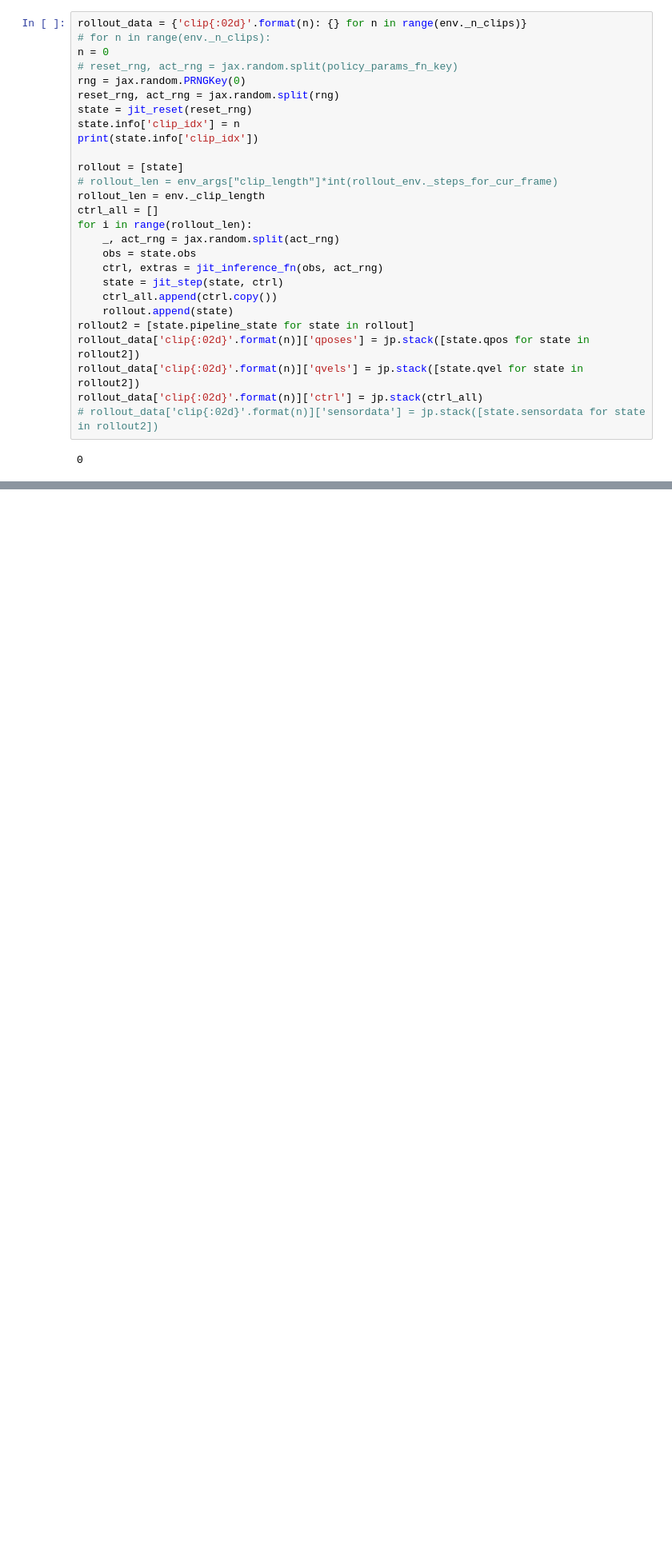
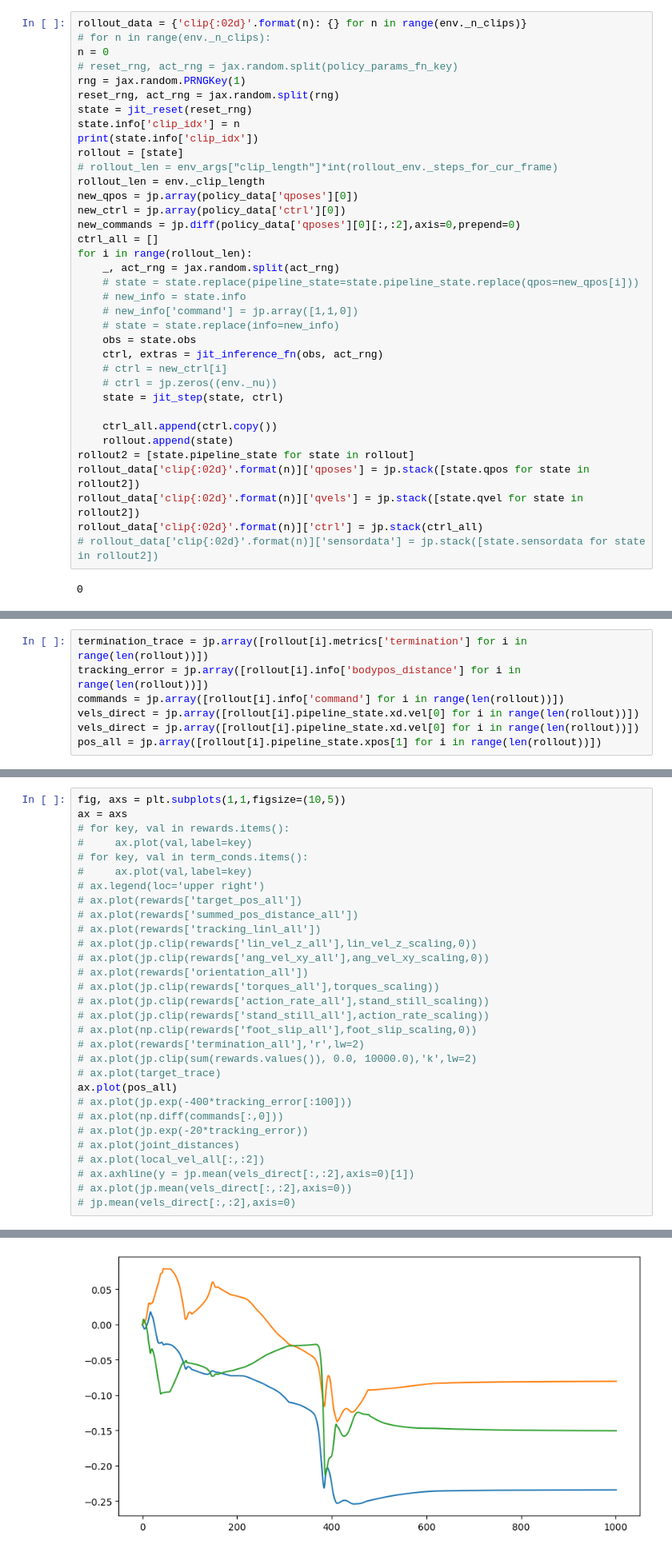
Before and after one commit to elliottabe/Brax-Tracking, a Jupyter notebook: Env_Testing_Fly01.ipynb, the cells around one changed output, grey strips where cells are left out. Shown at 80% size. Drawn from its saved outputs; the diff is of its cells as text; blank space fills up the shorter version.

```diff
--- a/Env_Testing_Fly01.ipynb
+++ b/Env_Testing_Fly01.ipynb
@@ -285,21 +301,30 @@ rollout_data = {'clip{:02d}'.format(n): {} for n in range(env._n_clips)}
 # for n in range(env._n_clips):
 n = 0
 # reset_rng, act_rng = jax.random.split(policy_params_fn_key)
-rng = jax.random.PRNGKey(0)
+rng = jax.random.PRNGKey(1)
 reset_rng, act_rng = jax.random.split(rng)
 state = jit_reset(reset_rng)
 state.info['clip_idx'] = n
 print(state.info['clip_idx'])
-
 rollout = [state]
 # rollout_len = env_args["clip_length"]*int(rollout_env._steps_for_cur_frame)
 rollout_len = env._clip_length
+new_qpos = jp.array(policy_data['qposes'][0])
+new_ctrl = jp.array(policy_data['ctrl'][0])
+new_commands = jp.diff(policy_data['qposes'][0][:,:2],axis=0,prepend=0)
 ctrl_all = []
 for i in range(rollout_len):
     _, act_rng = jax.random.split(act_rng)
+    # state = state.replace(pipeline_state=state.pipeline_state.replace(qpos=new_qpos[i]))
+    # new_info = state.info
+    # new_info['command'] = jp.array([1,1,0])
+    # state = state.replace(info=new_info)
     obs = state.obs
     ctrl, extras = jit_inference_fn(obs, act_rng)
+    # ctrl = new_ctrl[i]
+    # ctrl = jp.zeros((env._nu))
     state = jit_step(state, ctrl)
+
     ctrl_all.append(ctrl.copy())
     rollout.append(state)
 rollout2 = [state.pipeline_state for state in rollout]
@@ -519,0 +722,7 @@ ax.set_ylim(-.1,1.1)
+# %%
+termination_trace = jp.array([rollout[i].metrics['termination'] for i in range(len(rollout))])
+tracking_error = jp.array([rollout[i].info['bodypos_distance'] for i in range(len(rollout))])
+commands = jp.array([rollout[i].info['command'] for i in range(len(rollout))])
+vels_direct = jp.array([rollout[i].pipeline_state.xd.vel[0] for i in range(len(rollout))])
+vels_direct = jp.array([rollout[i].pipeline_state.xd.vel[0] for i in range(len(rollout))])
+pos_all = jp.array([rollout[i].pipeline_state.xpos[1] for i in range(len(rollout))])
@@ -519,0 +735,31 @@ ax.set_ylim(-.1,1.1)
+# %%
+fig, axs = plt.subplots(1,1,figsize=(10,5))
+ax = axs
+# for key, val in rewards.items():
+#     ax.plot(val,label=key)
+# for key, val in term_conds.items():
+#     ax.plot(val,label=key)
+# ax.legend(loc='upper right')
+# ax.plot(rewards['target_pos_all'])
+# ax.plot(rewards['summed_pos_distance_all'])
+# ax.plot(rewards['tracking_linl_all'])
+# ax.plot(jp.clip(rewards['lin_vel_z_all'],lin_vel_z_scaling,0))
+# ax.plot(jp.clip(rewards['ang_vel_xy_all'],ang_vel_xy_scaling,0))
+# ax.plot(rewards['orientation_all'])
+# ax.plot(jp.clip(rewards['torques_all'],torques_scaling))
+# ax.plot(jp.clip(rewards['action_rate_all'],stand_still_scaling))
+# ax.plot(jp.clip(rewards['stand_still_all'],action_rate_scaling))
+# ax.plot(np.clip(rewards['foot_slip_all'],foot_slip_scaling,0))
+# ax.plot(rewards['termination_all'],'r',lw=2)
+# ax.plot(jp.clip(sum(rewards.values()), 0.0, 10000.0),'k',lw=2)
+# ax.plot(target_trace)
+ax.plot(pos_all)
+# ax.plot(jp.exp(-400*tracking_error[:100]))
+# ax.plot(np.diff(commands[:,0]))
+# ax.plot(jp.exp(-20*tracking_error))
+# ax.plot(joint_distances)
+# ax.plot(local_vel_all[:,:2])
+# ax.axhline(y = jp.mean(vels_direct[:,:2],axis=0)[1])
+# ax.plot(jp.mean(vels_direct[:,:2],axis=0))
+# jp.mean(vels_direct[:,:2],axis=0)
+# %% [output]
@@ -519,0 +769 @@ ax.set_ylim(-.1,1.1)
+[figure, added]
```
Also changed, not shown: parts of 43 cells of this notebook, 6 other files.
